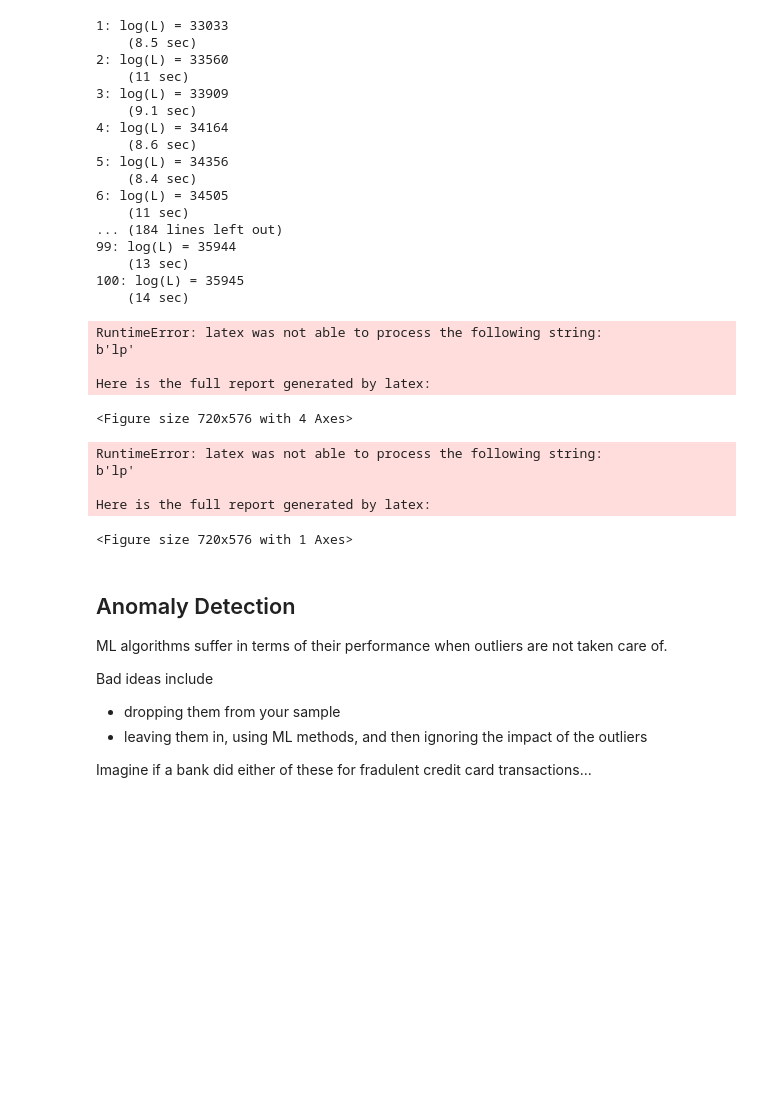
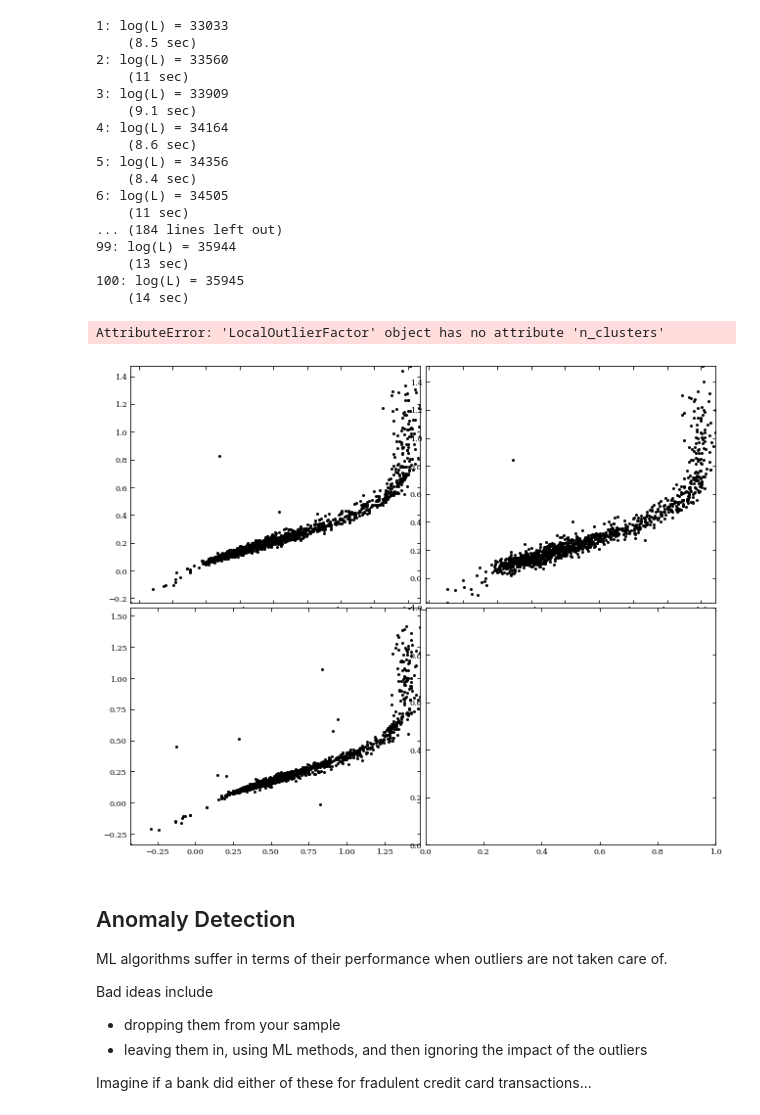
Before and after one commit to andreamwalker/ast8581_2021_Spring, a Jupyter notebook: lecture/18/lecture18.ipynb, the cells around one changed output. Drawn from its saved outputs; the diff is of its cells as text; code cells hidden in the pictures; blank space fills up the shorter version.

```diff
--- a/lecture/18/lecture18.ipynb
+++ b/lecture/18/lecture18.ipynb
@@ -385,6 +385,7 @@ X_sample = clf.sample(X.shape[0])
 100: log(L) = 35945
     (14 sec)
 # %%
+plt.rcParams["text.usetex"] = False
 #------------------------------------------------------------
 # plot the results
 fig = plt.figure(figsize=(10, 8))
@@ -404,6 +405,7 @@ ax3.scatter(X_sample[::10, 2], X_sample[::10, 3], s=9, lw=0, c='k')
 
 ax4 = fig.add_subplot(224)
 for i in range(clf.n_components):
+#for i in range(clf.n_clusters):
     draw_ellipse(clf.mu[i, 2:4], clf.V[i, 2:4, 2:4], scales=[2],
                  ec='k', fc='gray', alpha=0.2, ax=ax4)
 
@@ -445,43 +447,35 @@ for data, label, ls in zip((X, Y, X_sample), labels, linestyles):
     ri = data[:, 3]
 
     r = g - gr
     i = r - ri
 
     mask = (gr > 0.3) & (gr < 1.0)
     g = g[mask]
     r = r[mask]
     i = i[mask]
 
     w = -0.227 * g + 0.792 * r - 0.567 * i + 0.05
 
     sigma = sigmaG(w)
 
     ax.hist(w, bins=np.linspace(-0.08, 0.08, 100), linestyle=ls,
             histtype='step', label=label + '\n\t' + r'$\sigma_G=%.3f$' % sigma,
             density=True)
 
 ax.legend(loc=2)
 ax.text(0.95, 0.95, '$w = -0.227g + 0.792r$\n$ - 0.567i + 0.05$',
         transform=ax.transAxes, ha='right', va='top')
 
 ax.set_xlim(-0.07, 0.07)
 ax.set_ylim(0, 55)
 
 ax.set_xlabel('$w$')
 ax.set_ylabel('$N(w)$')
 
 plt.show()
 # %% [output]
-RuntimeError: latex was not able to process the following string:
-b'lp'
-
-Here is the full report generated by latex:
+AttributeError: 'LocalOutlierFactor' object has no attribute 'n_clusters'
-<Figure size 720x576 with 4 Axes>
-RuntimeError: latex was not able to process the following string:
-b'lp'
-
-Here is the full report generated by latex:
-<Figure size 720x576 with 1 Axes>
+[figure, added]
 # %% [markdown]
 ## Anomaly Detection
 
```
Also changed, not shown: parts of 2 cells of this notebook.
